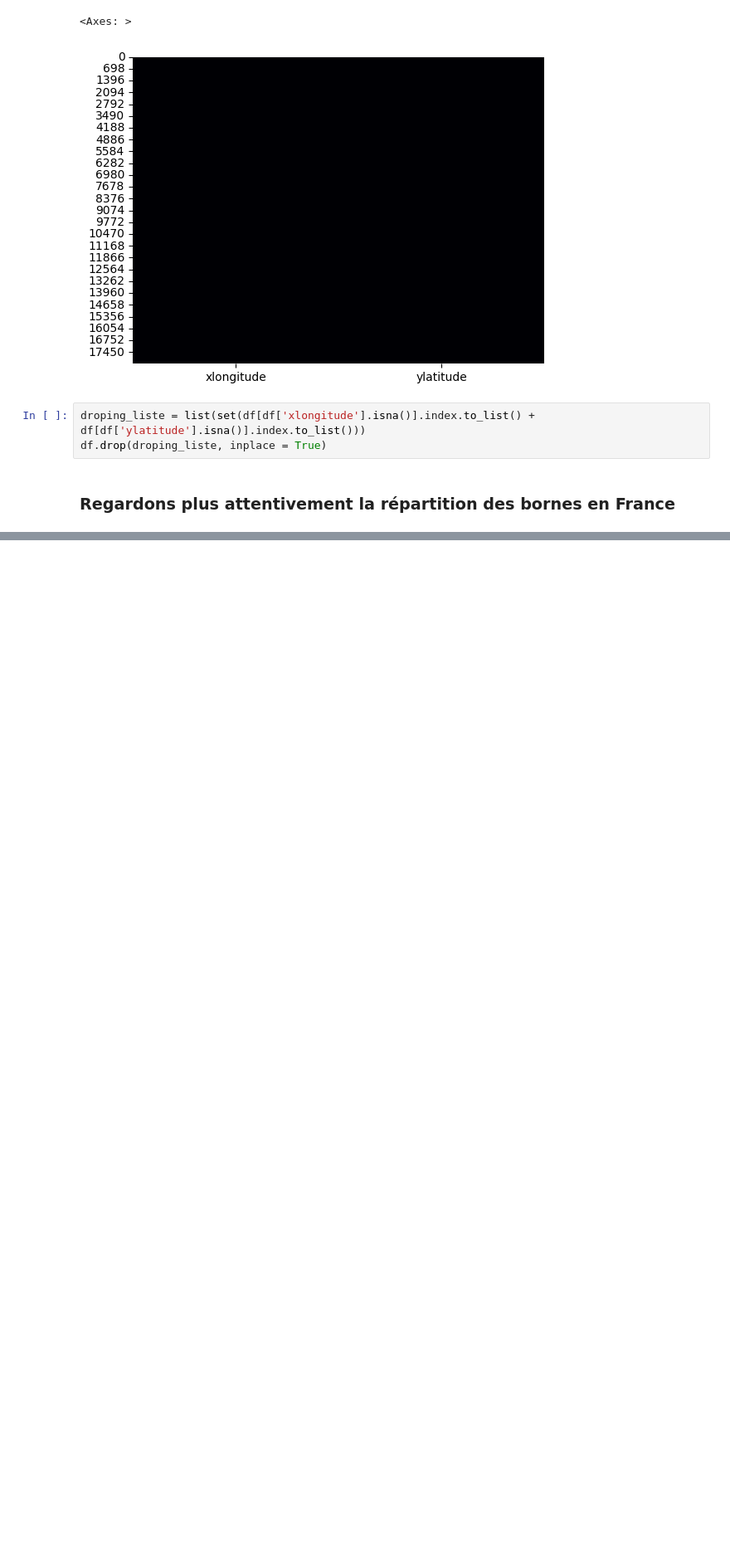
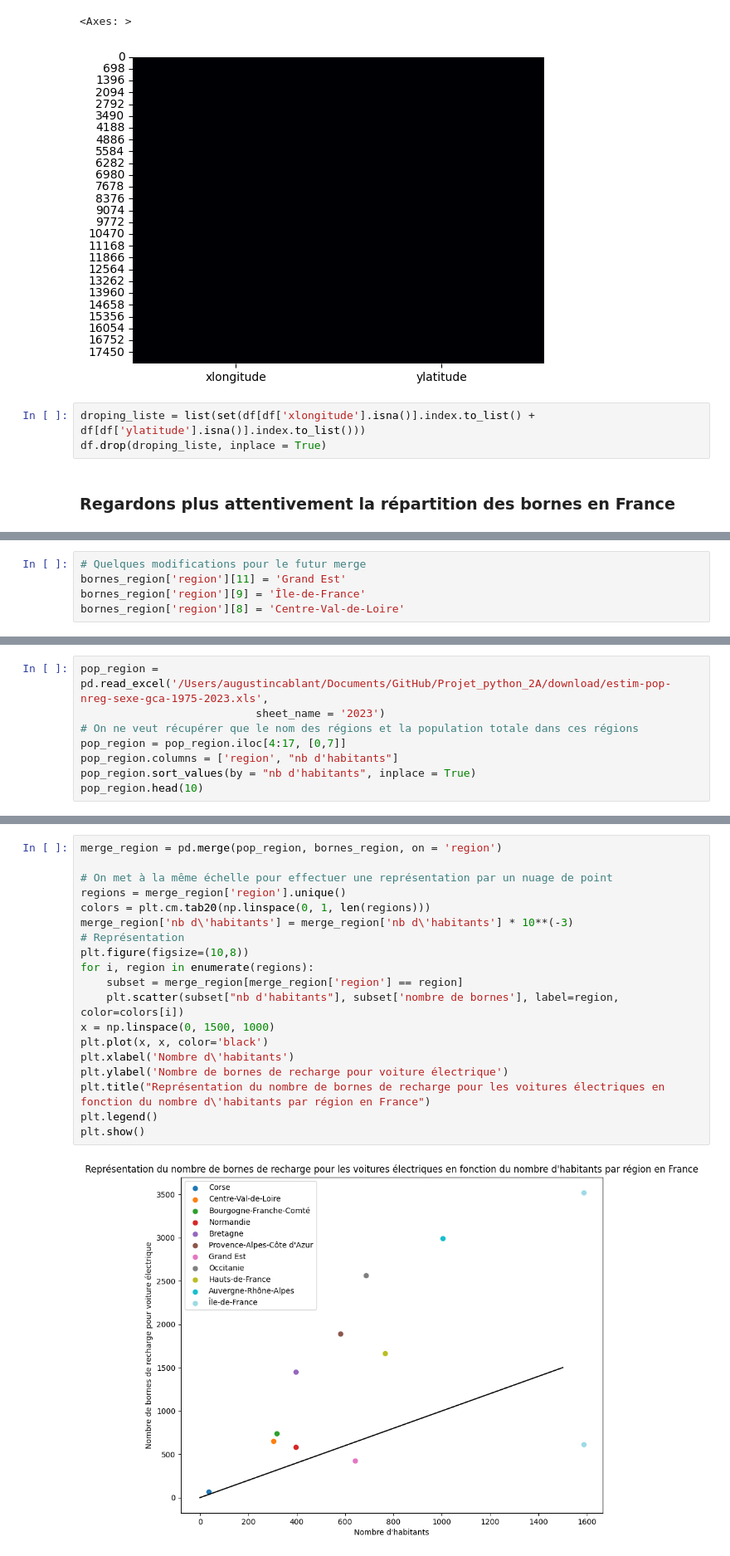
Before and after one commit to antoine-palazz/PyCar, a Jupyter notebook: notebooks/EDA.ipynb, the cells around one changed output, grey strips where cells are left out. Shown at 83% size. Cells and saved outputs as stored; diff of their text form; blank space fills up the shorter version.

```diff
--- a/notebooks/EDA.ipynb
+++ b/notebooks/EDA.ipynb
@@ -99,0 +116,5 @@ df.drop(droping_liste, inplace = True)
+# %%
+# Quelques modifications pour le futur merge
+bornes_region['region'][11] = 'Grand Est'
+bornes_region['region'][9] = 'Île-de-France'
+bornes_region['region'][8] = 'Centre-Val-de-Loire'
@@ -99,0 +136,8 @@ df.drop(droping_liste, inplace = True)
+# %%
+pop_region = pd.read_excel('/Users/augustincablant/Documents/GitHub/Projet_python_2A/download/estim-pop-nreg-sexe-gca-1975-2023.xls',
+                           sheet_name = '2023')
+# On ne veut récupérer que le nom des régions et la population totale dans ces régions
+pop_region = pop_region.iloc[4:17, [0,7]]
+pop_region.columns = ['region', "nb d'habitants"]
+pop_region.sort_values(by = "nb d'habitants", inplace = True)
+pop_region.head(10)
@@ -99,0 +156,21 @@ df.drop(droping_liste, inplace = True)
+# %%
+merge_region = pd.merge(pop_region, bornes_region, on = 'region')
+
+# On met à la même échelle pour effectuer une représentation par un nuage de point
+regions = merge_region['region'].unique()
+colors = plt.cm.tab20(np.linspace(0, 1, len(regions)))
+merge_region['nb d\'habitants'] = merge_region['nb d\'habitants'] * 10**(-3)
+# Représentation
+plt.figure(figsize=(10,8))
+for i, region in enumerate(regions):
+    subset = merge_region[merge_region['region'] == region]
+    plt.scatter(subset["nb d'habitants"], subset['nombre de bornes'], label=region, color=colors[i])
+x = np.linspace(0, 1500, 1000)
+plt.plot(x, x, color='black')
+plt.xlabel('Nombre d\'habitants')
+plt.ylabel('Nombre de bornes de recharge pour voiture électrique')
+plt.title("Représentation du nombre de bornes de recharge pour les voitures électriques en fonction du nombre d\'habitants par région en France")
+plt.legend()
+plt.show()
+# %% [output]
+[figure, added]
```
Also changed, not shown: parts of 6 cells of this notebook.
